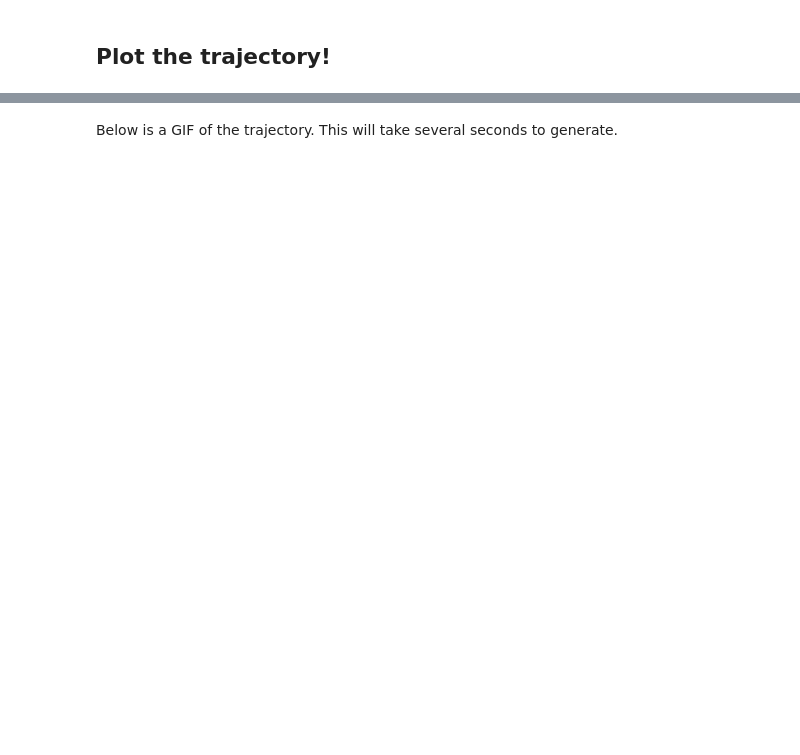
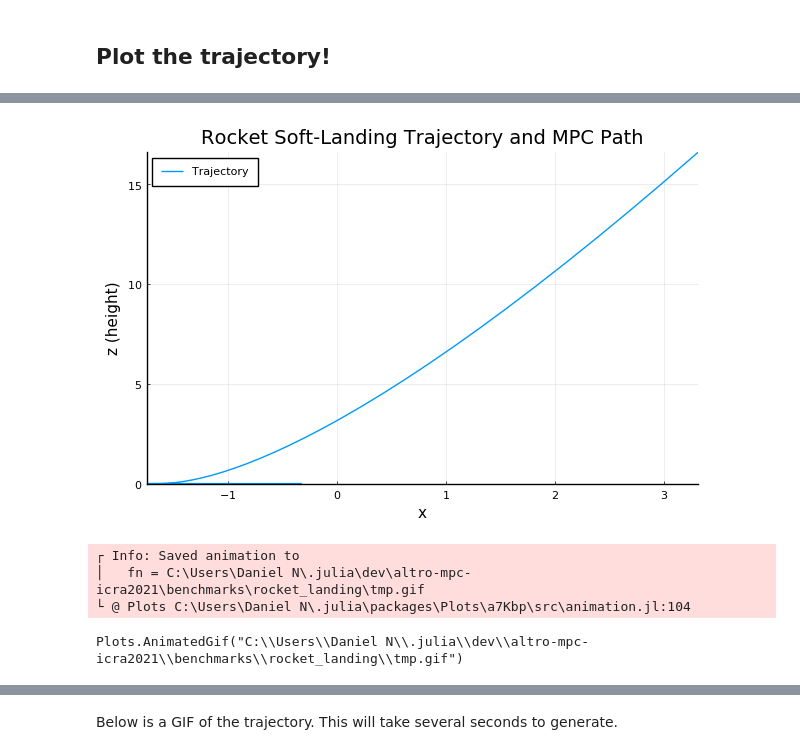
Before and after one commit to RoboticExplorationLab/altro-mpc-icra2021, a Jupyter notebook: benchmarks/rocket_landing/RocketLandingMPC.ipynb, the cells around one changed output, grey strips where cells are left out. Cells and saved outputs as stored; diff of their text form; code cells hidden in the pictures; blank space fills up the shorter version.

```diff
--- a/benchmarks/rocket_landing/RocketLandingMPC.ipynb
+++ b/benchmarks/rocket_landing/RocketLandingMPC.ipynb
@@ -480,3 +580,24 @@ title!(titleText)
+# %%
+xmin = minimum(xs)
+xmax = maximum(xs)
+
+zmin = minimum(zs)
+zmax = maximum(zs)
+
+@gif for i in 1:size(xs, 1)
+    plt = plot(xs[1:i], zs[1:i], label = "Trajectory", legend = :topleft)
+    xlabel!("x")
+    ylabel!("z (height)")
+    xlims!(xmin,xmax)
+    ylims!(zmin,zmax)
+    title!(titleText)
+end
+# %% [output]
+[figure, added]
+┌ Info: Saved animation to
+│   fn = C:\Users\Daniel N\.julia\dev\altro-mpc-icra2021\benchmarks\rocket_landing\tmp.gif
+└ @ Plots C:\Users\Daniel N\.julia\packages\Plots\a7Kbp\src\animation.jl:104
+Plots.AnimatedGif("C:\\Users\\Daniel N\\.julia\\dev\\altro-mpc-icra2021\\benchmarks\\rocket_landing\\tmp.gif")
 # %%
 plt_ux = plot(uxs, label = "Ux Control")
 hline!([-ulateral_max, ulateral_max], linecolor = :grey, linestyle = :dash,
```
Also changed, not shown: parts of 14 cells of this notebook, 3 other files.
